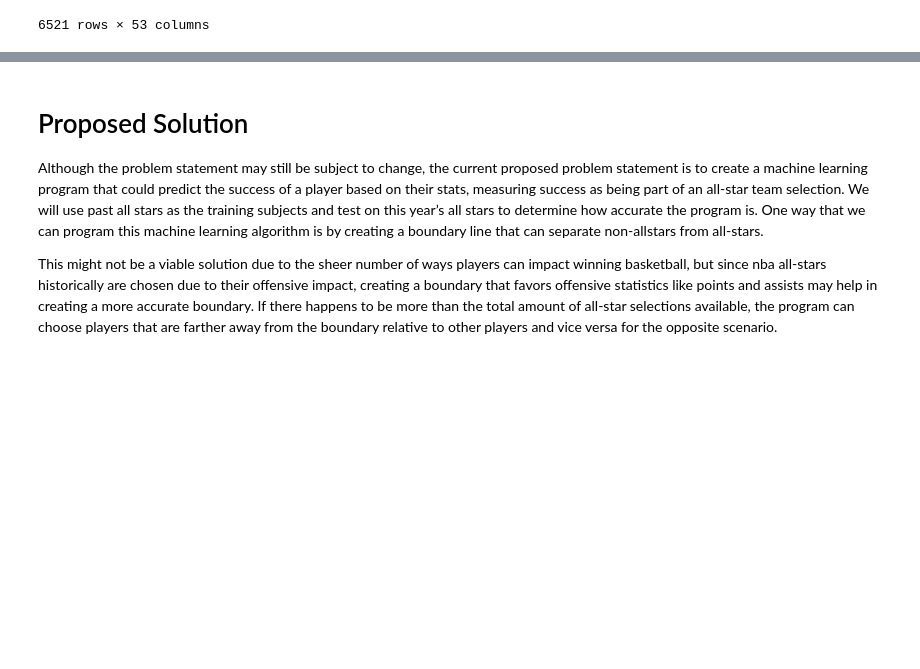
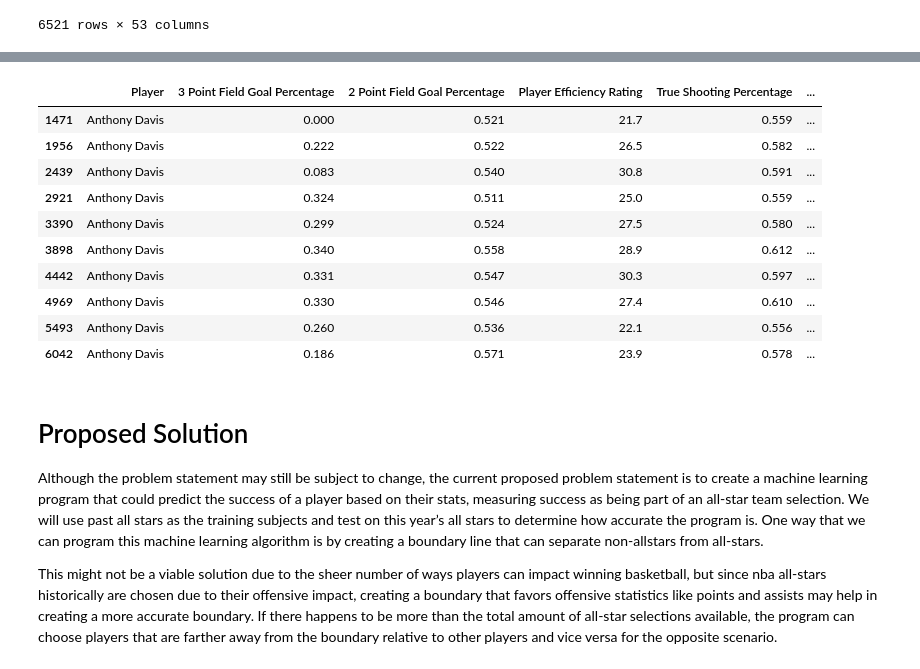
Before and after one commit to COGS118A/Group021-Sp22, a Jupyter notebook: Checkpoint_group021.ipynb, the cells around one changed output, grey strips where cells are left out. Cells and saved outputs as stored; diff of their text form; code cells hidden in the pictures; blank space fills up the shorter version.

```diff
--- a/Checkpoint_group021.ipynb
+++ b/Checkpoint_group021.ipynb
@@ -129,8 +129,15 @@ NBA_Data[NBA_Data['Pos'].str.contains('-')] = NBA_Data[NBA_Data['Pos'].str.conta
 NBA_Data = NBA_Data[NBA_Data.columns.drop(list(NBA_Data.filter(regex='-')))]
 NBA_Data.drop(columns = 'Pos', inplace = True)
 NBA_Data.rename(columns={'C':'Center','PF':'Power Forward','PG':'Point Guard','SF':'Small Forward','SG':'Shooting Guard'}, inplace=True)
+# %%
+def remove_asterisk(name):
+    if name[-1]=='*':
+        return name[:-1]
+    else:
+        return name
 # %%
 #filling null values and getting rid of string for player names
 NBA_Data.fillna(0, inplace=True)
 NBA_Data['Player'] = NBA_Data['Player'].apply(lambda x: x.split('\\')[0])
+NBA_Data['Player'] = NBA_Data['Player'].apply(remove_asterisk)
 # %%
@@ -151,0 +166,10 @@ NBA_Data
+# %%
+relevant_cols = ['Player', '3 Point Field Goal Percentage', '2 Point Field Goal Percentage',
+                'Player Efficiency Rating', 'True Shooting Percentage', 'Usage Percentage',
+                'Win Shares Per 48 Minutes', 'Season', 'Rebounds Per Game',
+                'Assists Per Game', 'Blocks Per Game', 'Points Per Game', 'Center',
+                'Power Forward', 'Point Guard', 'Small Forward', 'Shooting Guard']
+
+NBA_Features = NBA_Data[relevant_cols]
+# %%
+NBA_Features['All Star'] = 0
@@ -152,3 +222,20 @@ NBA_Data
+# %%
+player = NBA_Features[NBA_Features.get('Player')=='Anthony Davis']
+player
+# player_index = int(player[player.get('Season')==2021].index[0])
+# player_index
+# %% [output]
+|  | Player | 3 Point Field Goal Percentage | 2 Point Field Goal Percentage | Player Efficiency Rating | True Shooting Percentage | ... |
+| 1471 | Anthony Davis | 0.000 | 0.521 | 21.7 | 0.559 | ... |
+| 1956 | Anthony Davis | 0.222 | 0.522 | 26.5 | 0.582 | ... |
+| 2439 | Anthony Davis | 0.083 | 0.540 | 30.8 | 0.591 | ... |
+| 2921 | Anthony Davis | 0.324 | 0.511 | 25.0 | 0.559 | ... |
+| 3390 | Anthony Davis | 0.299 | 0.524 | 27.5 | 0.580 | ... |
+| 3898 | Anthony Davis | 0.340 | 0.558 | 28.9 | 0.612 | ... |
+| 4442 | Anthony Davis | 0.331 | 0.547 | 30.3 | 0.597 | ... |
+| 4969 | Anthony Davis | 0.330 | 0.546 | 27.4 | 0.610 | ... |
+| 5493 | Anthony Davis | 0.260 | 0.536 | 22.1 | 0.556 | ... |
+| 6042 | Anthony Davis | 0.186 | 0.571 | 23.9 | 0.578 | ... |
 # %% [markdown]
 # Proposed Solution
 
```
Also changed, not shown: parts of 4 cells of this notebook, 2 other files.
